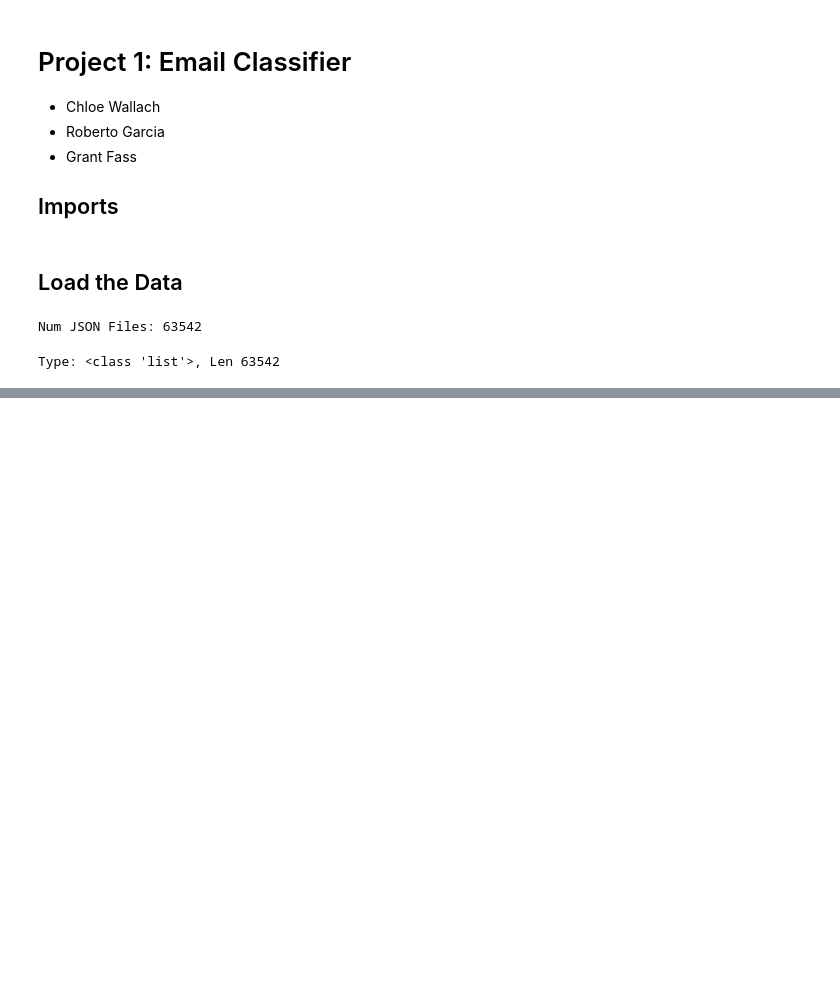
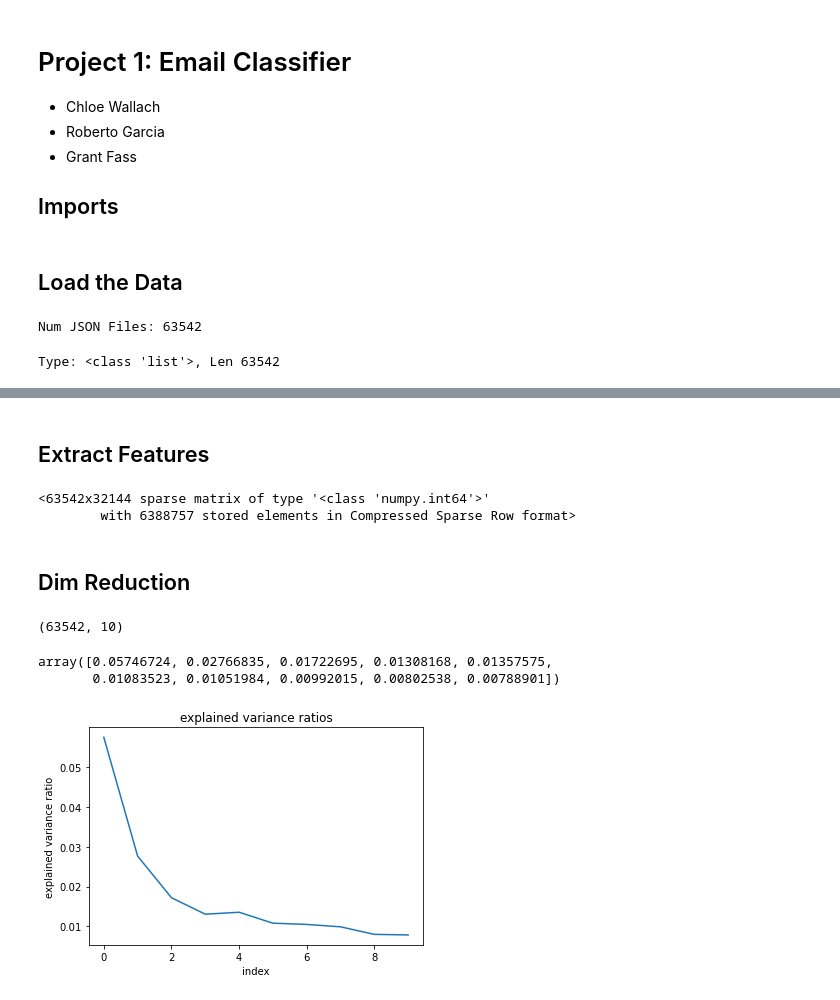
Before and after one commit to GrantFass/cs4981MLProductionSystems, a Jupyter notebook: EmailClassifier.ipynb, the cells around one changed output, grey strips where cells are left out. Cells and saved outputs as stored; diff of their text form; code cells hidden in the pictures; blank space fills up the shorter version.

```diff
--- a/EmailClassifier.ipynb
+++ b/EmailClassifier.ipynb
@@ -34,6 +44,7 @@ print("Type: %s, Len %d" % (type(emails), len(emails)))
 Type: <class 'list'>, Len 63542
 # %%
 df = pd.DataFrame.from_records(emails)
+df['label'] = df['label'].astype('category')
 df.info(verbose=True, show_counts=True)
 # %% [output]
 <class 'pandas.core.frame.DataFrame'>
@@ -59,0 +77,30 @@ df.head(5)
+# %% [markdown]
+## Extract Features
+# %%
+vectorizer = CountVectorizer(binary=True, min_df=10)
+x = vectorizer.fit_transform(df['body'])
+x
+# %% [output]
+<63542x32144 sparse matrix of type '<class 'numpy.int64'>'
+        with 6388757 stored elements in Compressed Sparse Row format>
+# %% [markdown]
+## Dim Reduction
+# %%
+vec = TruncatedSVD(n_components=10)
+truncated = vec.fit_transform(x)
+truncated.shape
+# %% [output]
+(63542, 10)
+# %%
+vec.explained_variance_ratio_
+# %% [output]
+array([0.05746724, 0.02766835, 0.01722695, 0.01308168, 0.01357575,
+       0.01083523, 0.01051984, 0.00992015, 0.00802538, 0.00788901])
+# %%
+plt.plot(vec.explained_variance_ratio_)
+plt.xlabel('index')
+plt.ylabel('explained variance ratio')
+plt.title('explained variance ratios')
+plt.show()
+# %% [output]
+[figure, added]
```
Also changed, not shown: parts of 8 cells of this notebook.
